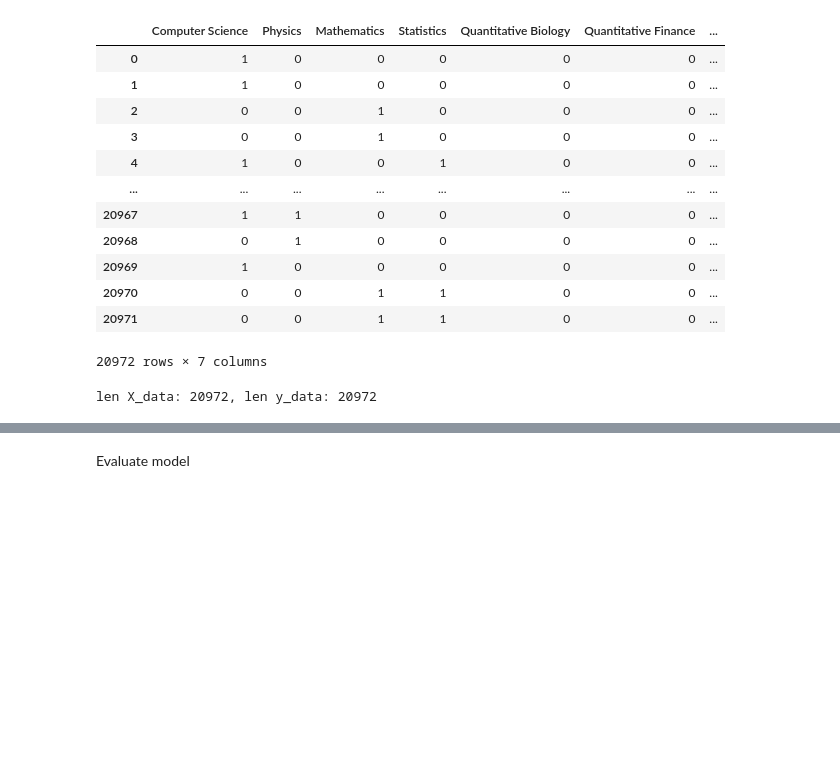
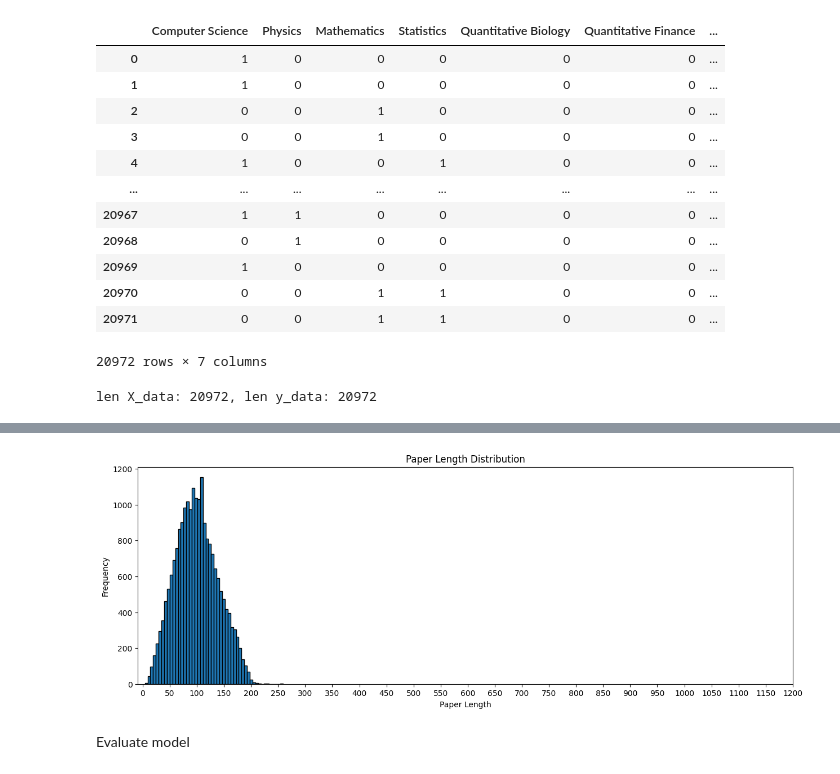
Before and after one commit to sant1dom/AI-Exam, a Jupyter notebook: CodeCommentClassification.ipynb, the cells around one changed output, grey strips where cells are left out. Drawn from its saved outputs; the diff is of its cells as text; code cells hidden in the pictures; blank space fills up the shorter version.

```diff
--- a/CodeCommentClassification.ipynb
+++ b/CodeCommentClassification.ipynb
@@ -203,2 +226,19 @@ The maximum number of unique words is: 50762
+# %%
+sentence_lengths = [len(paper.split()) for paper in X_data.flatten()]
+
+# Plot the distribution of comment lengths using a histogram
+plt.figure(figsize=(15, 5))
+plt.hist(sentence_lengths, bins=50, edgecolor="black")
+plt.title("Paper Length Distribution")
+plt.xlabel("Paper Length")
+plt.ylabel("Frequency")
+
+# Set x-axis labels
+plt.xticks(range(0, 1200 + 1, 50))
+
+# Display the plot
+plt.show()
+# %% [output]
+[figure, added]
 # %%
 # Text Vectorization
```
Also changed, not shown: parts of 28 cells of this notebook.
